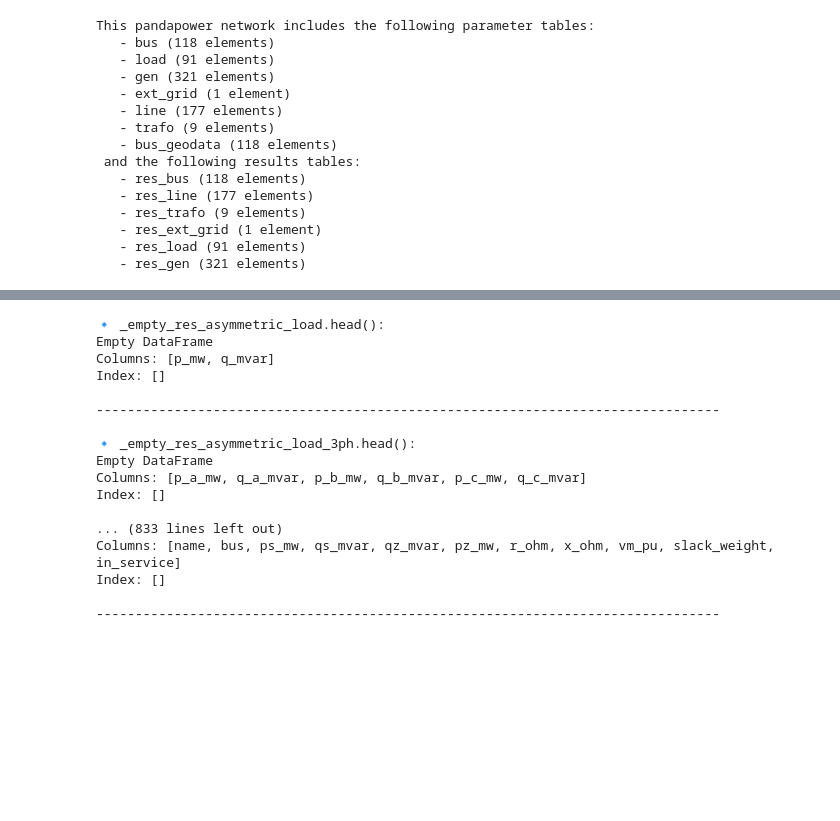
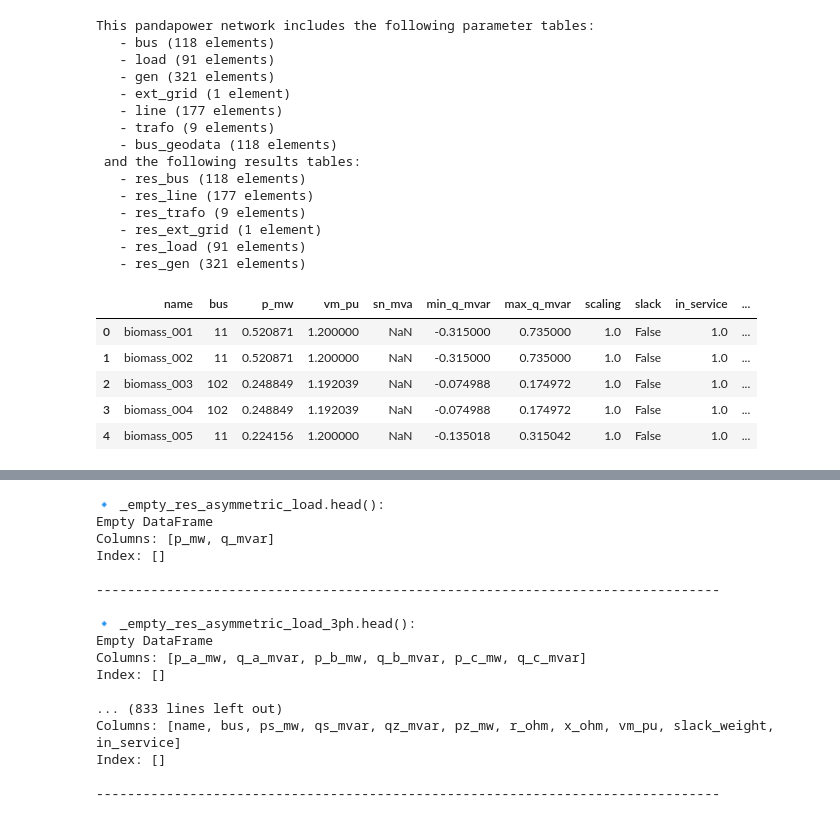
Before and after one commit to dhruvsuri17/PowerGNN, a Jupyter notebook: notebooks/pf_exploratory.ipynb, the cells around one changed output, grey strips where cells are left out. Saved outputs shown, nothing was run; the diff lists cells and outputs as text; code cells hidden in the pictures; blank space fills up the shorter version.

```diff
--- a/notebooks/pf_exploratory.ipynb
+++ b/notebooks/pf_exploratory.ipynb
@@ -35,3 +35,12 @@ This pandapower network includes the following parameter tables:
    - res_ext_grid (1 element)
    - res_load (91 elements)
    - res_gen (321 elements)
+# %%
+sample.gen.head()
+# %% [output]
+|  | name | bus | p_mw | vm_pu | sn_mva | min_q_mvar | max_q_mvar | scaling | slack | in_service | ... |
+| 0 | biomass_001 | 11 | 0.520871 | 1.200000 | NaN | -0.315000 | 0.735000 | 1.0 | False | 1.0 | ... |
+| 1 | biomass_002 | 11 | 0.520871 | 1.200000 | NaN | -0.315000 | 0.735000 | 1.0 | False | 1.0 | ... |
+| 2 | biomass_003 | 102 | 0.248849 | 1.192039 | NaN | -0.074988 | 0.174972 | 1.0 | False | 1.0 | ... |
+| 3 | biomass_004 | 102 | 0.248849 | 1.192039 | NaN | -0.074988 | 0.174972 | 1.0 | False | 1.0 | ... |
+| 4 | biomass_005 | 11 | 0.224156 | 1.200000 | NaN | -0.135018 | 0.315042 | 1.0 | False | 1.0 | ... |
```
Also changed, not shown: parts of 2 cells of this notebook, 7 other files.
